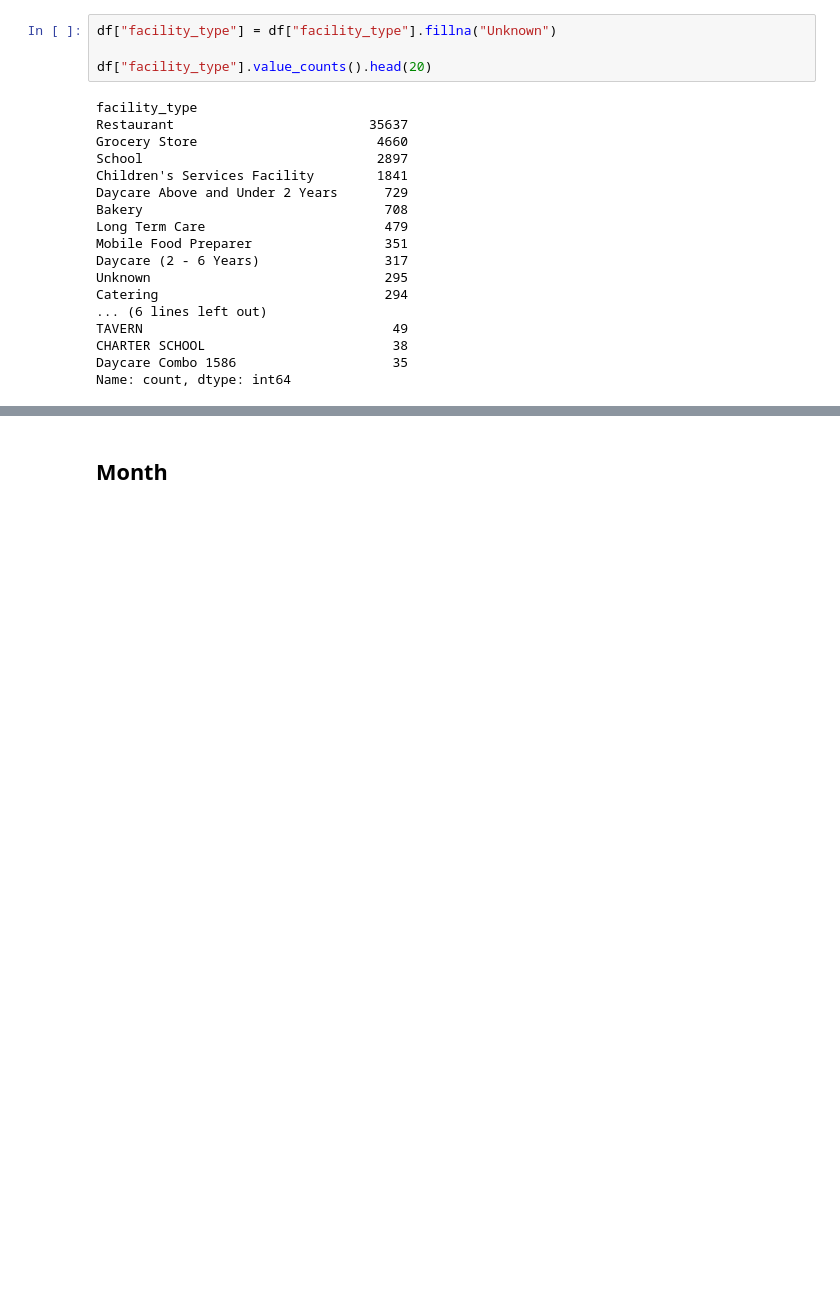
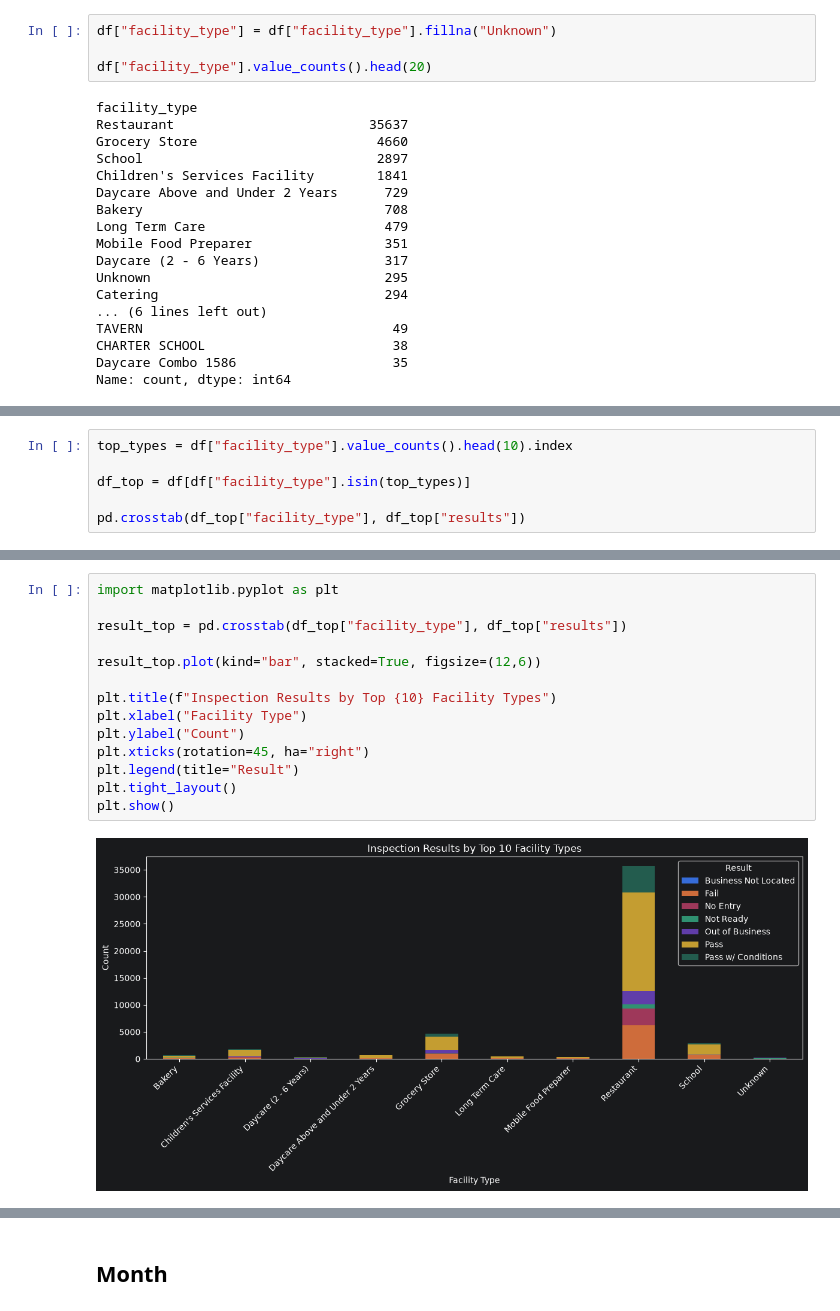
Before and after one commit to tinenei/DataScience26, a Jupyter notebook: ChicagoFoodInspection.ipynb, the cells around one changed output, grey strips where cells are left out. Drawn from its saved outputs; the diff is of its cells as text; blank space fills up the shorter version.

Commit message:
Risk Types

```diff
--- a/ChicagoFoodInspection.ipynb
+++ b/ChicagoFoodInspection.ipynb
@@ -315,0 +358,6 @@ Name: count, dtype: int64
+# %%
+top_types = df["facility_type"].value_counts().head(10).index
+
+df_top = df[df["facility_type"].isin(top_types)]
+
+pd.crosstab(df_top["facility_type"], df_top["results"])
@@ -315,0 +377,16 @@ Name: count, dtype: int64
+# %%
+import matplotlib.pyplot as plt
+
+result_top = pd.crosstab(df_top["facility_type"], df_top["results"])
+
+result_top.plot(kind="bar", stacked=True, figsize=(12,6))
+
+plt.title(f"Inspection Results by Top {10} Facility Types")
+plt.xlabel("Facility Type")
+plt.ylabel("Count")
+plt.xticks(rotation=45, ha="right")
+plt.legend(title="Result")
+plt.tight_layout()
+plt.show()
+# %% [output]
+[figure, added]
```
Also changed, not shown: parts of 8 cells of this notebook.
